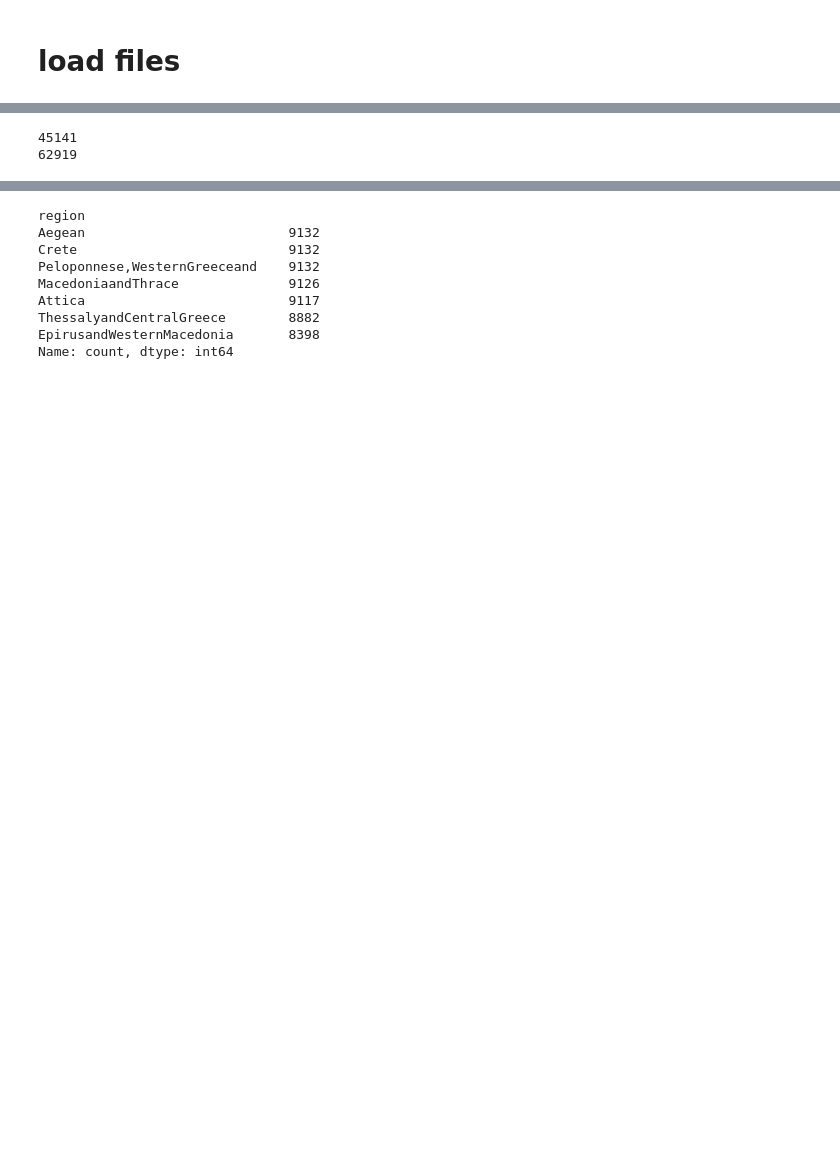
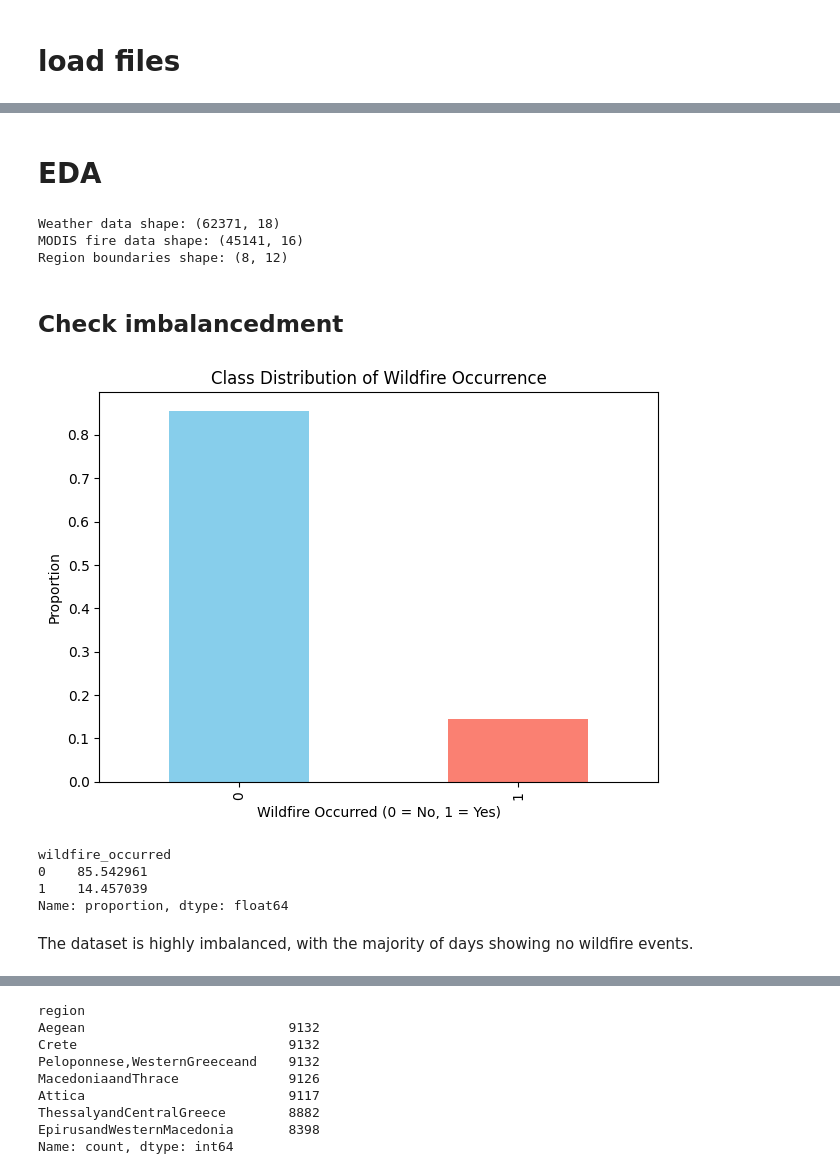
Before and after one commit to zosialenarczyk/wildfire-prevention, a Jupyter notebook: notebooks/XGboost.ipynb, the cells around one changed output, grey strips where cells are left out. Saved outputs shown, nothing was run; the diff lists cells and outputs as text; code cells hidden in the pictures; blank space fills up the shorter version.

```diff
--- a/notebooks/XGboost.ipynb
+++ b/notebooks/XGboost.ipynb
@@ -16,20 +58,47 @@ https://gadm.org/download_country.html
 # %%
 # Load weather dataset
-weather_df = pd.read_csv("/Users/Thomas/Desktop/Skole/Business Analytics/Advanced Business Analytics/Data/region_weather_epirus_patched.csv")
+weather_df = pd.read_csv("/Users/Thomas/Desktop/Skole/Business Analytics/Advanced Business Analytics/Wildfire Prediction/data/raw/fire_events_with_weather_with_elevation.csv")
 weather_df['date'] = pd.to_datetime(weather_df['date'])
 
 # Load MODIS fire data
-modis_path = "/Users/Thomas/Desktop/Skole/Business Analytics/Advanced Business Analytics/Data/fire_archive_M-C61_586436.csv"
+modis_path = "/Users/Thomas/Desktop/Skole/Business Analytics/Advanced Business Analytics/Wildfire Prediction/data/raw/fire_archive_M-C61_586436.csv"
 modis_df = pd.read_csv(modis_path)
 modis_df['acq_date'] = pd.to_datetime(modis_df['acq_date'])
 
 # Load GADM regions
-gadm = gpd.read_file("/Users/Thomas/Desktop/Skole/Business Analytics/Advanced Business Analytics/Data/gadm41_GRC_1.json")
+gadm = gpd.read_file("/Users/Thomas/Desktop/Skole/Business Analytics/Advanced Business Analytics/Wildfire Prediction/data/raw/gadm41_GRC_1.json")
 gadm = gadm.rename(columns={'NAME_1': 'region'})
-#greece_regions = greece_regions.rename(columns={"NAME_1": "region"})
-# %%
-print(len(modis_df))
-print(len(weather_df))
-# %% [output]
-45141
-62919
+# %% [markdown]
+# EDA
+# %%
+print(f"Weather data shape: {weather_df.shape}")
+print(f"MODIS fire data shape: {modis_df.shape}")
+print(f"Region boundaries shape: {gadm.shape}")
+# %% [output]
+Weather data shape: (62371, 18)
+MODIS fire data shape: (45141, 16)
+Region boundaries shape: (8, 12)
+# %% [markdown]
+## Check imbalancedment
+# %%
+weather_df['wildfire_occurred'].value_counts(normalize=True).plot(
+    kind='bar',
+    color=['skyblue', 'salmon'],
+    title='Class Distribution of Wildfire Occurrence'
+)
+plt.xlabel('Wildfire Occurred (0 = No, 1 = Yes)')
+plt.ylabel('Proportion')
+plt.grid(False)
+plt.tight_layout()
+plt.show()
+
+# Print exact percentages
+print(weather_df['wildfire_occurred'].value_counts(normalize=True) * 100)
+# %% [output]
+[figure, added]
+wildfire_occurred
+0    85.542961
+1    14.457039
+Name: proportion, dtype: float64
+# %% [markdown]
+The dataset is highly imbalanced, with the majority of days showing no wildfire events.
```
Also changed, not shown: parts of 177 cells of this notebook, 6 other files.
